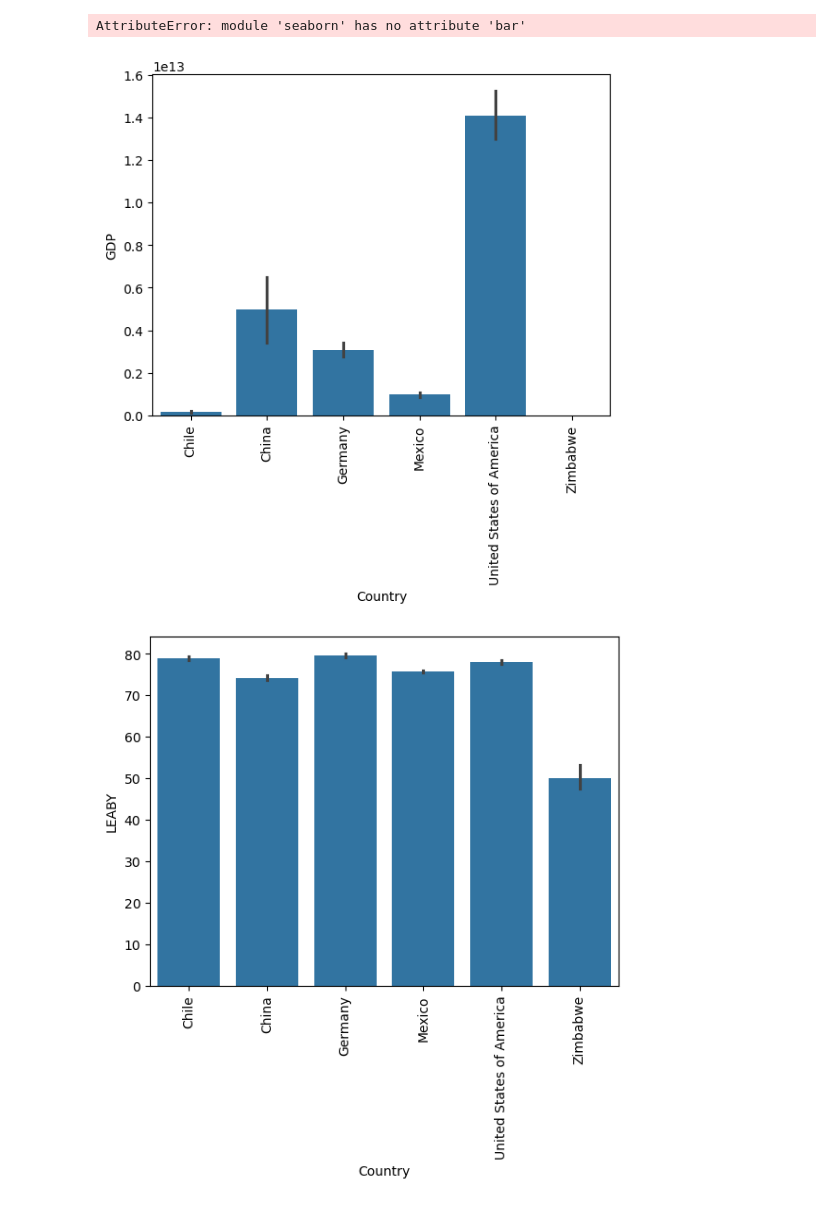
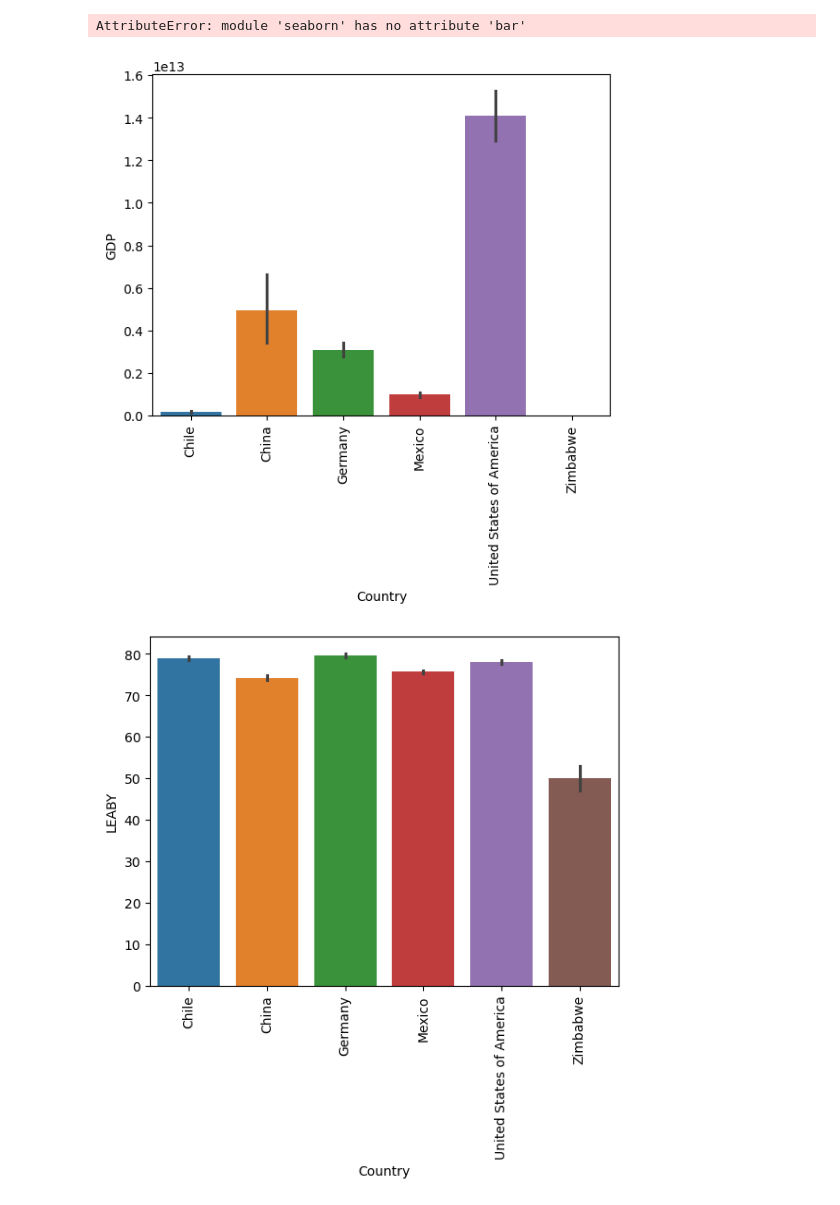
Before and after one commit to Kyloni417/life_expectancy_gdp_proj, a Jupyter notebook: life_expectancy_gdp.ipynb, the cells around one changed output. Drawn from its saved outputs; the diff is of its cells as text; code cells hidden in the pictures.

```diff
--- a/life_expectancy_gdp.ipynb
+++ b/life_expectancy_gdp.ipynb
@@ -102,14 +102,14 @@ plt.show()
 # %% [output]
 AttributeError: module 'seaborn' has no attribute 'bar'
 # %%
-ax = sns.barplot(x = "Country", y = "GDP", data = df_gdp)
+ax = sns.barplot(x = "Country", y = "GDP", data = df_gdp, hue='Country')
 plt.xticks(rotation = 90)
 plt.show()
 # %% [output]
-[figure, old version]
+[figure, new version]
 # %%
-ax = sns.barplot(x="Country", y="LEABY", data=df_gdp)
+ax = sns.barplot(x="Country", y="LEABY", data=df_gdp, hue='Country')
 plt.xticks(rotation=90)
 plt.show()
 # %% [output]
-[figure, old version]
+[figure, new version]
```
Also changed, not shown: parts of 3 cells of this notebook.
